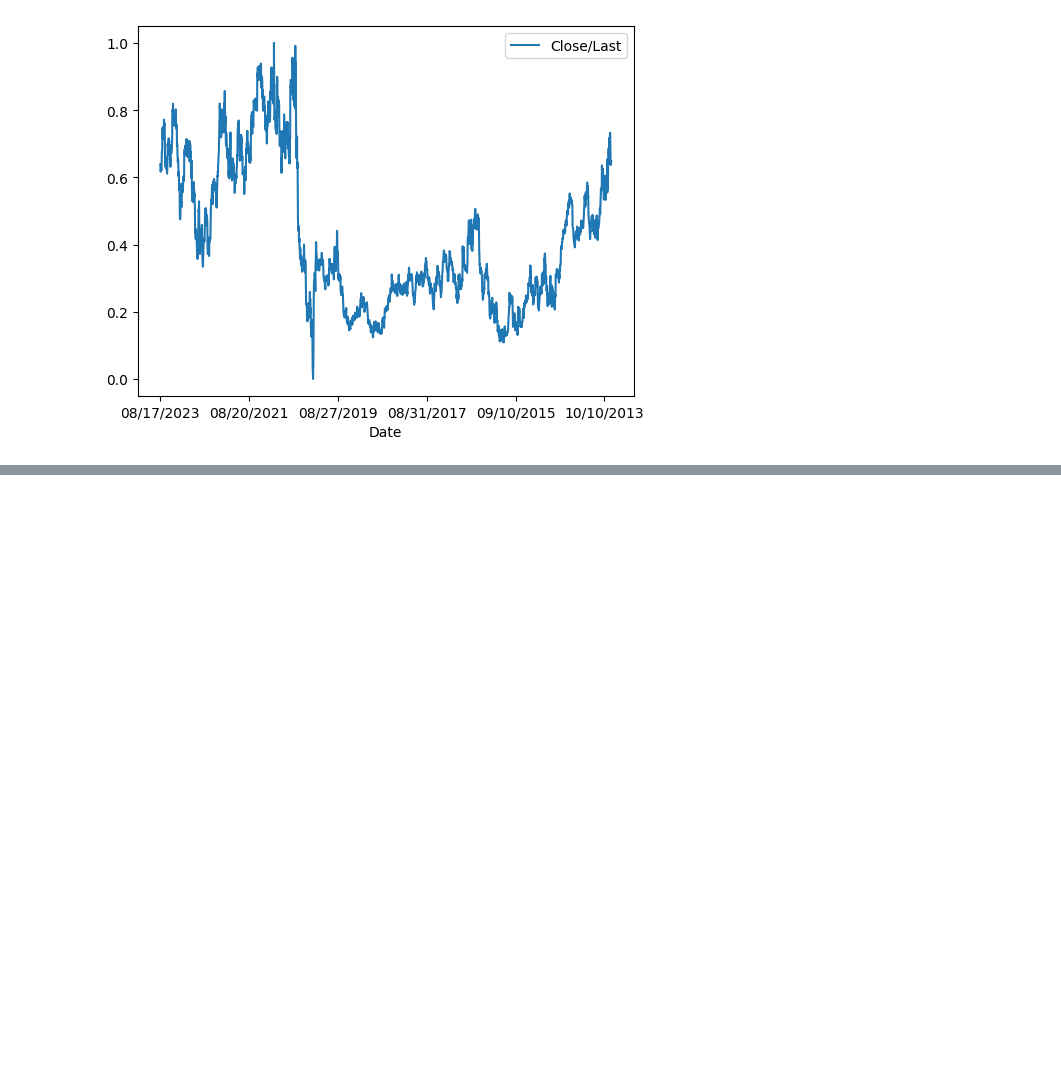
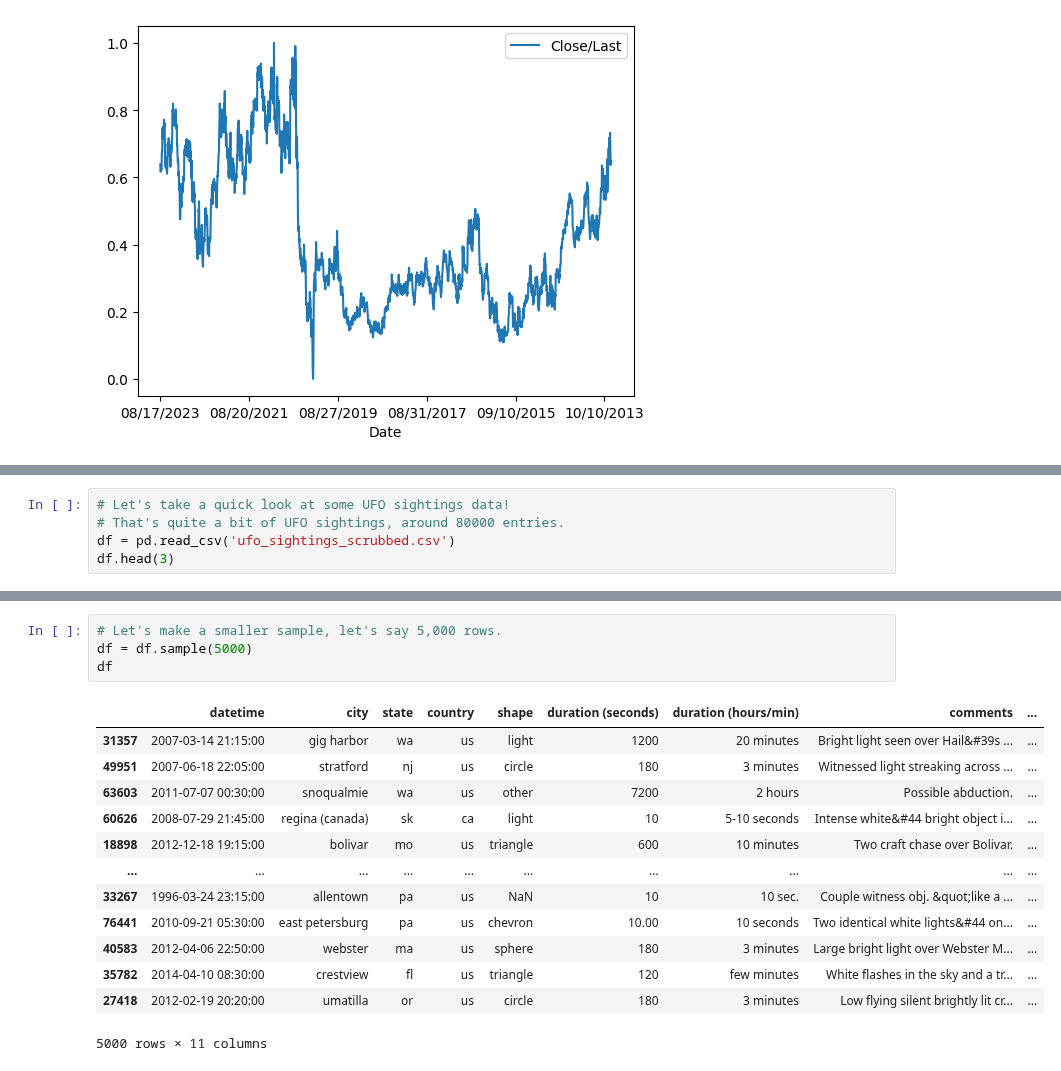
Before and after one commit to jehuhta/Intro_Data_Analytics_Huhta_Jeremy_Spring2025, a Jupyter notebook: Exercises_2_Pandas/DataAnalyticsExerciseSet2.ipynb, the cells around one changed output, grey strips where cells are left out. Saved outputs shown, nothing was run; the diff lists cells and outputs as text; blank space fills up the shorter version.

```diff
--- a/Exercises_2_Pandas/DataAnalyticsExerciseSet2.ipynb
+++ b/Exercises_2_Pandas/DataAnalyticsExerciseSet2.ipynb
@@ -1082,0 +1090,5 @@ There's a list of possibly interesting datasets listed in Moodle as well.
+# %%
+# Let's take a quick look at some UFO sightings data!
+# That's quite a bit of UFO sightings, around 80000 entries.
+df = pd.read_csv('ufo_sightings_scrubbed.csv')
+df.head(3)
@@ -1082,0 +1100,18 @@ There's a list of possibly interesting datasets listed in Moodle as well.
+# %%
+# Let's make a smaller sample, let's say 5,000 rows.
+df = df.sample(5000)
+df
+# %% [output]
+|  | datetime | city | state | country | shape | duration (seconds) | duration (hours/min) | comments | ... |
+| 31357 | 2007-03-14 21:15:00 | gig harbor | wa | us | light | 1200 | 20 minutes | Bright light seen over Hail&#39s ... | ... |
+| 49951 | 2007-06-18 22:05:00 | stratford | nj | us | circle | 180 | 3 minutes | Witnessed light streaking across ... | ... |
+| 63603 | 2011-07-07 00:30:00 | snoqualmie | wa | us | other | 7200 | 2 hours | Possible abduction. | ... |
+| 60626 | 2008-07-29 21:45:00 | regina (canada) | sk | ca | light | 10 | 5-10 seconds | Intense white&#44 bright object i... | ... |
+| 18898 | 2012-12-18 19:15:00 | bolivar | mo | us | triangle | 600 | 10 minutes | Two craft chase over Bolivar. | ... |
+| ... | ... | ... | ... | ... | ... | ... | ... | ... | ... |
+| 33267 | 1996-03-24 23:15:00 | allentown | pa | us | NaN | 10 | 10 sec. | Couple witness obj. &quot;like a ... | ... |
+| 76441 | 2010-09-21 05:30:00 | east petersburg | pa | us | chevron | 10.00 | 10 seconds | Two identical white lights&#44 on... | ... |
+| 40583 | 2012-04-06 22:50:00 | webster | ma | us | sphere | 180 | 3 minutes | Large bright light over Webster M... | ... |
+| 35782 | 2014-04-10 08:30:00 | crestview | fl | us | triangle | 120 | few minutes | White flashes in the sky and a tr... | ... |
+| 27418 | 2012-02-19 20:20:00 | umatilla | or | us | circle | 180 | 3 minutes | Low flying silent brightly lit cr... | ... |
+5000 rows × 11 columns
```
Also changed, not shown: parts of 19 cells of this notebook, 3 other files.
